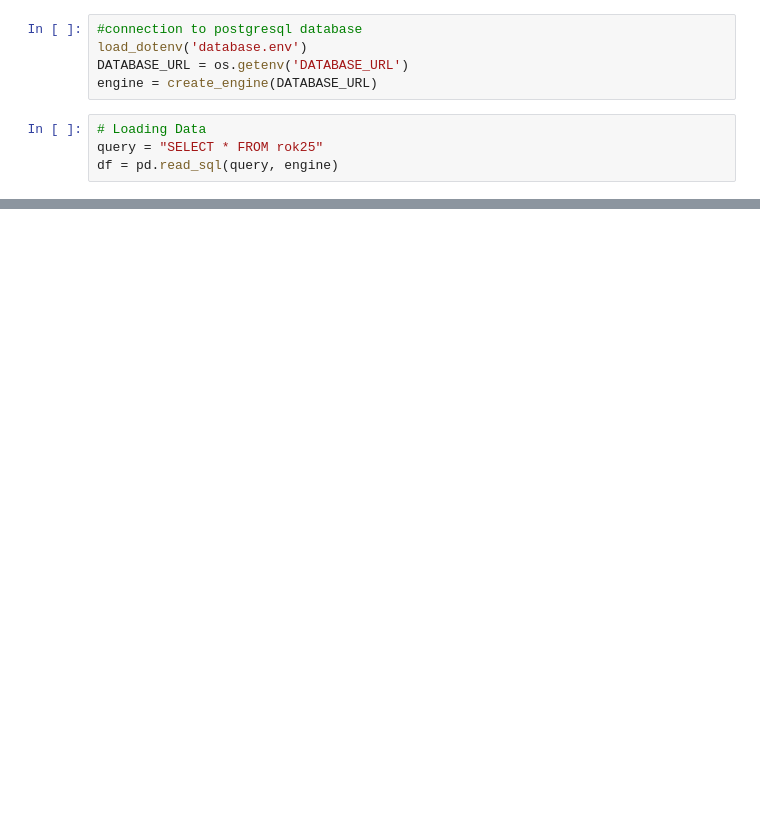
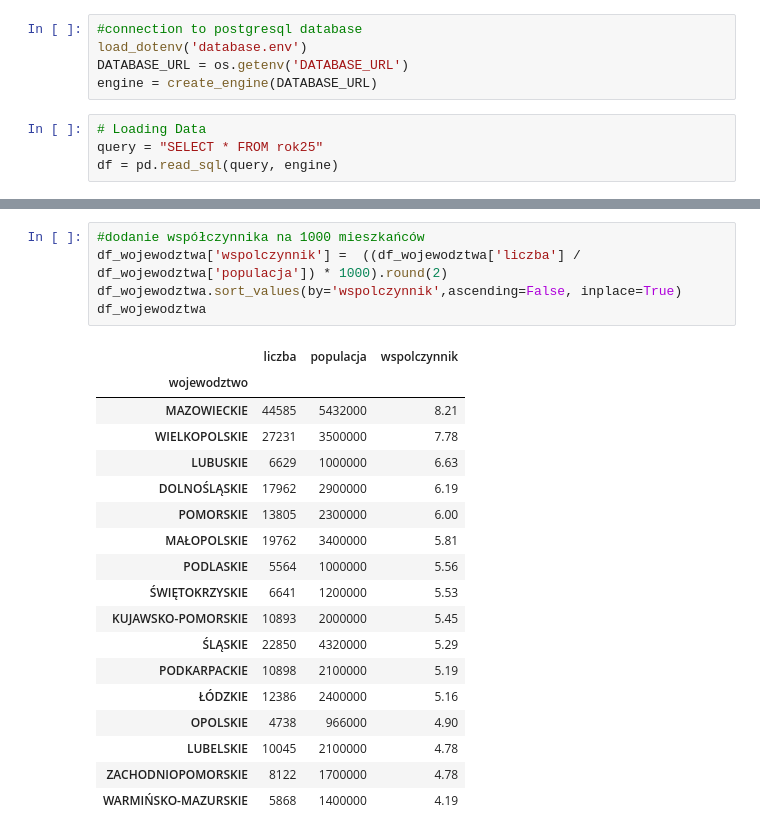
Before and after one commit to mtszczepaniak/PL_Car_registration, a Jupyter notebook: Car_registration.ipynb, the cells around one changed output, grey strips where cells are left out. Saved outputs shown, nothing was run; the diff lists cells and outputs as text; blank space fills up the shorter version.

```diff
--- a/Car_registration.ipynb
+++ b/Car_registration.ipynb
@@ -26,0 +91,24 @@ print(df.head(5))
+# %%
+#dodanie współczynnika na 1000 mieszkańców
+df_wojewodztwa['wspolczynnik'] =  ((df_wojewodztwa['liczba'] / df_wojewodztwa['populacja']) * 1000).round(2)
+df_wojewodztwa.sort_values(by='wspolczynnik',ascending=False, inplace=True)
+df_wojewodztwa
+# %% [output]
+|  | liczba | populacja | wspolczynnik |
+| wojewodztwo |  |  |  |
+| MAZOWIECKIE | 44585 | 5432000 | 8.21 |
+| WIELKOPOLSKIE | 27231 | 3500000 | 7.78 |
+| LUBUSKIE | 6629 | 1000000 | 6.63 |
+| DOLNOŚLĄSKIE | 17962 | 2900000 | 6.19 |
+| POMORSKIE | 13805 | 2300000 | 6.00 |
+| MAŁOPOLSKIE | 19762 | 3400000 | 5.81 |
+| PODLASKIE | 5564 | 1000000 | 5.56 |
+| ŚWIĘTOKRZYSKIE | 6641 | 1200000 | 5.53 |
+| KUJAWSKO-POMORSKIE | 10893 | 2000000 | 5.45 |
+| ŚLĄSKIE | 22850 | 4320000 | 5.29 |
+| PODKARPACKIE | 10898 | 2100000 | 5.19 |
+| ŁÓDZKIE | 12386 | 2400000 | 5.16 |
+| OPOLSKIE | 4738 | 966000 | 4.90 |
+| LUBELSKIE | 10045 | 2100000 | 4.78 |
+| ZACHODNIOPOMORSKIE | 8122 | 1700000 | 4.78 |
+| WARMIŃSKO-MAZURSKIE | 5868 | 1400000 | 4.19 |
```
Also changed, not shown: parts of 8 cells of this notebook, 2 other files.
